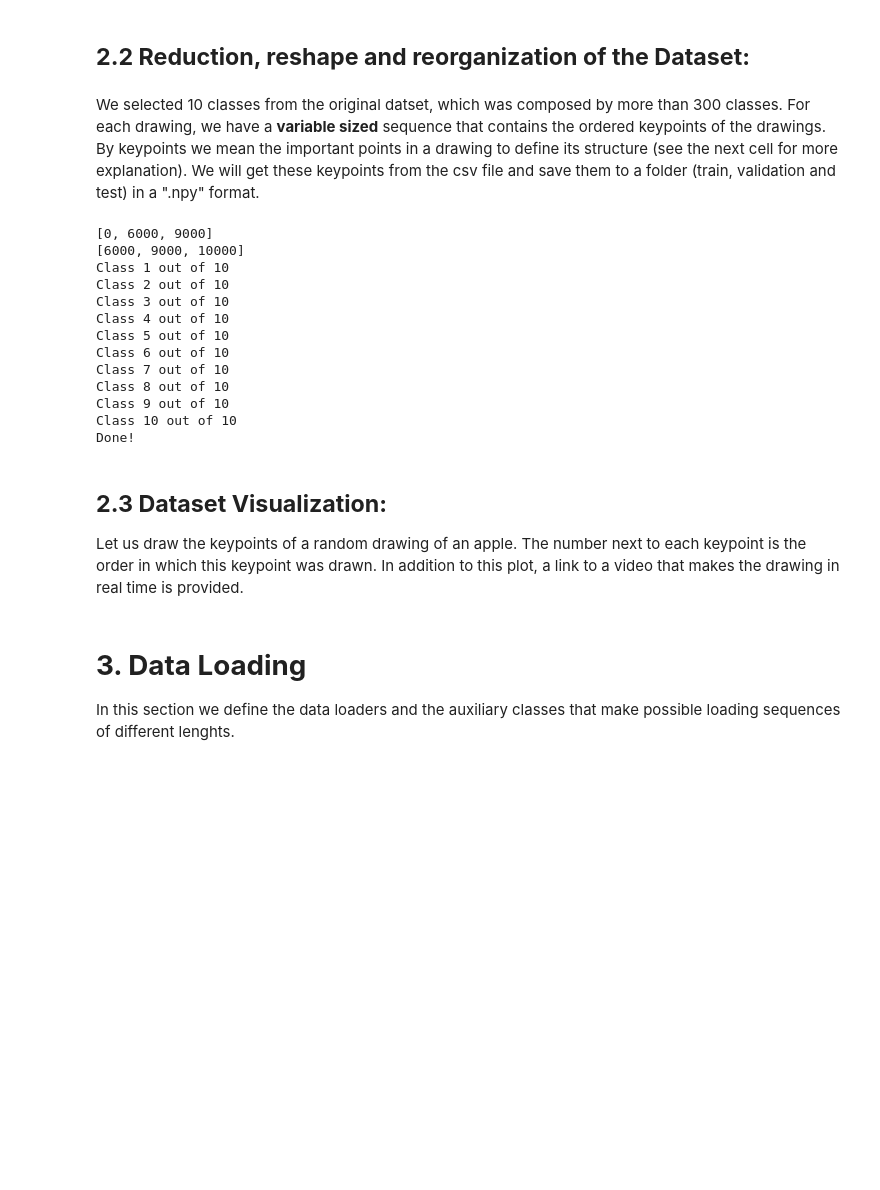
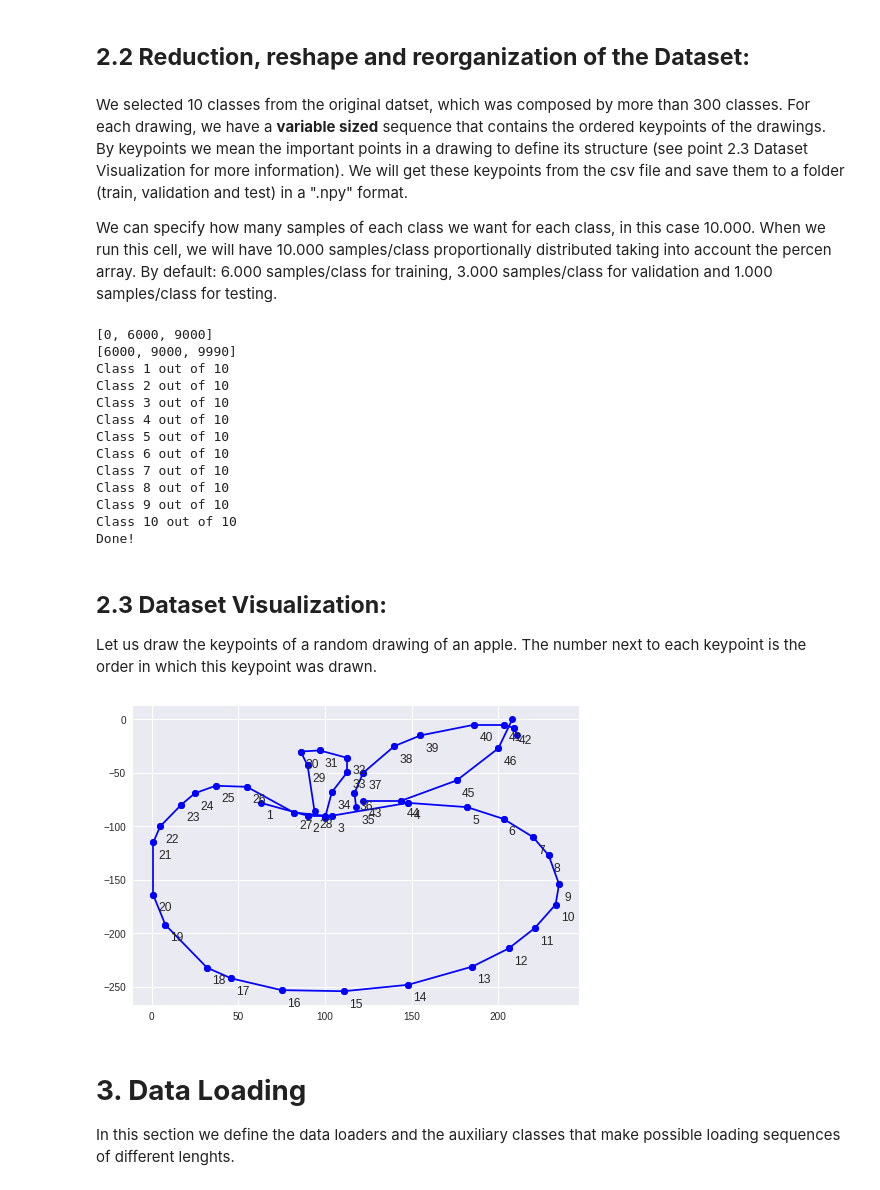
Before and after one commit to telecombcn-dl/2018-dlai-team10, a Jupyter notebook: rnn/LSTM.ipynb, the cells around one changed output. Cells and saved outputs as stored; diff of their text form; code cells hidden in the pictures; blank space fills up the shorter version.

Commit message:
Added documentation
Added visualization of the data explanations, added LSTM documentation

```diff
--- a/rnn/LSTM.ipynb
+++ b/rnn/LSTM.ipynb
@@ -122,7 +119,9 @@ Done!
 ## **2.2 Reduction, reshape and reorganization of the Dataset:**
 # %% [markdown]
 We selected 10 classes from the original datset, which was composed by more than 300 classes.
-For each drawing, we have a **variable sized** sequence that contains the ordered keypoints of the drawings. By keypoints we mean the important points in a drawing to define its structure (see the next cell for more explanation). We will get these keypoints from the csv file and save them to a folder (train, validation and test) in a ".npy" format.
+For each drawing, we have a **variable sized** sequence that contains the ordered keypoints of the drawings. By keypoints we mean the important points in a drawing to define its structure (see point 2.3 Dataset Visualization for more information). We will get these keypoints from the csv file and save them to a folder (train, validation and test) in a ".npy" format.
+
+We can specify how many samples of each class we want for each class, in this case 10.000. When we run this cell, we will have 10.000 samples/class proportionally distributed taking into account the percen array. By default: 6.000 samples/class for training, 3.000 samples/class for validation and 1.000 samples/class for testing.
 # %%
 import pandas as pd
 import json
@@ -136,7 +135,7 @@ max_length = 10000 # Maximum number of files (drawings) per class
 percen=[0.6, 0.3, 0.1] # Percentage of training, validation and testing
 
 begin = [0, int(max_length * percen[0]), int(max_length * (percen[0] + percen[1]))]
-end = [int(max_length * (percen[0])), int(max_length * (percen[0] + percen[1])), max_length]
+end = [int(max_length * (percen[0])), int(max_length * (percen[0] + percen[1])), max_length-10]
 print(begin)
 print(end)
 for c in range(0, len(class_name)):
@@ -177,7 +176,7 @@ for c in range(0, len(class_name)):
 print('Done!')
 # %% [output]
 [0, 6000, 9000]
-[6000, 9000, 10000]
+[6000, 9000, 9990]
 Class 1 out of 10
 Class 2 out of 10
 Class 3 out of 10
@@ -192,33 +191,29 @@ Done!
 # %% [markdown]
 ## **2.3 Dataset Visualization:**
 
-Let us draw the keypoints of a random drawing of an apple. The number next to each keypoint is the order in which this keypoint was drawn. In addition to this plot, a link to a video that makes the drawing in real time is provided.
+Let us draw the keypoints of a random drawing of an apple. The number next to each keypoint is the order in which this keypoint was drawn.
 # %%
 csv = pd.read_csv('data/apple.csv', sep = ',',engine = 'python')
 
 # Header Format
 #['countrycode', 'drawing', 'key_id', 'recognized', 'timestamp', 'word']
 
 drawing = csv[csv['recognized']==True]
 drawings = csv['drawing']
 drawings = drawings.values
-index = 100000 # This is the good sample to show in presentation
+index = 100000
+
 x = np.array(json.loads(drawings[index]))
-print(type(x))
-print(np.shape(x))
-print(x)
-img = np.zeros((256, 256))
+j = 0
+for elem in x:
+  for i in range(0,len(elem[0])-1):
+    plt.plot([elem[0][i], elem[0][i+1]], [-elem[1][i], -elem[1][i+1]], marker = 'o', color = 'b')
+    j += 1
+    plt.text(elem[0][i]+3, -elem[1][i] -15, str(j)) # The +3 and -15
 
-for elem in x:
-	for i in range(0,len(elem[0])-1):
-		#plt.subplot(211)
-		plt.plot([elem[0][i], elem[0][i+1]], [-elem[1][i], -elem[1][i+1]], marker = 'o')
-		plt.pause(0.05)
-	img[elem[1][:], elem[0][:]] = 255
-
-#plt.subplot(212)
-#plt.imshow(img)
 plt.show()
+# %% [output]
+[figure, added]
 # %% [markdown]
 # **3. Data Loading**
 
```
Also changed, not shown: parts of 15 cells of this notebook.
